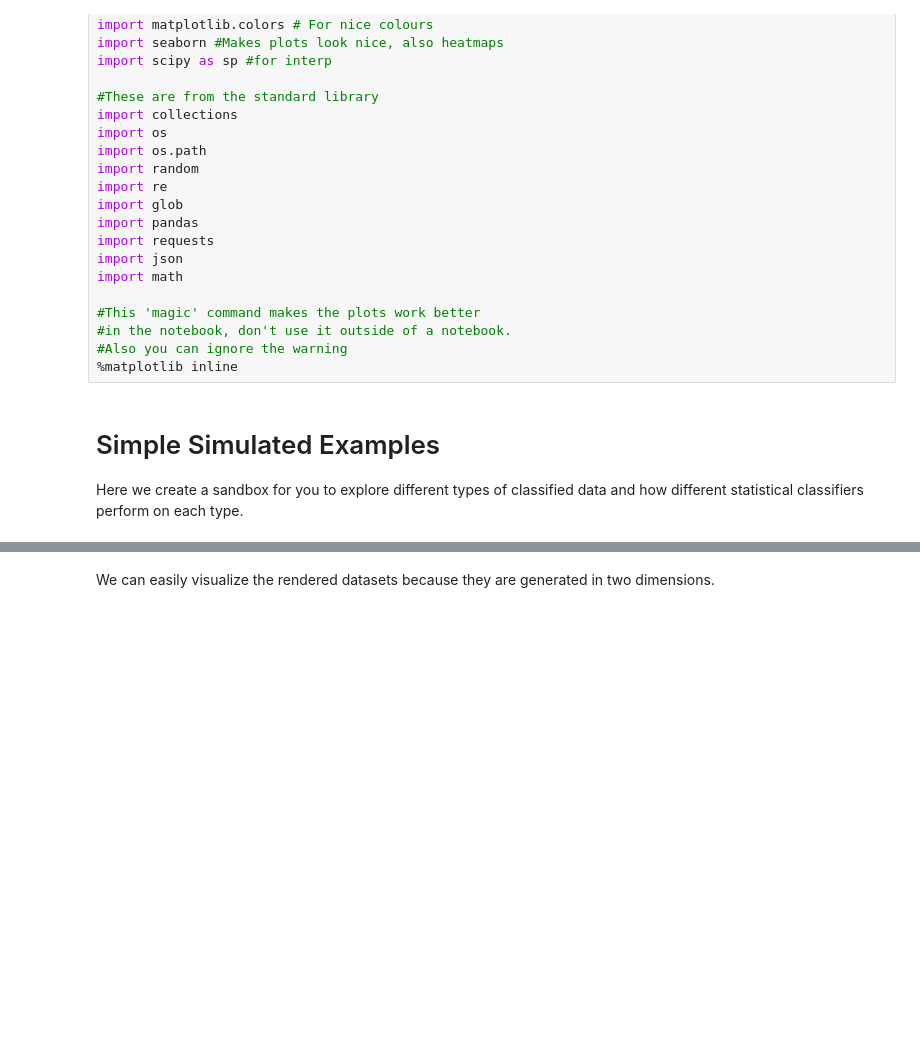
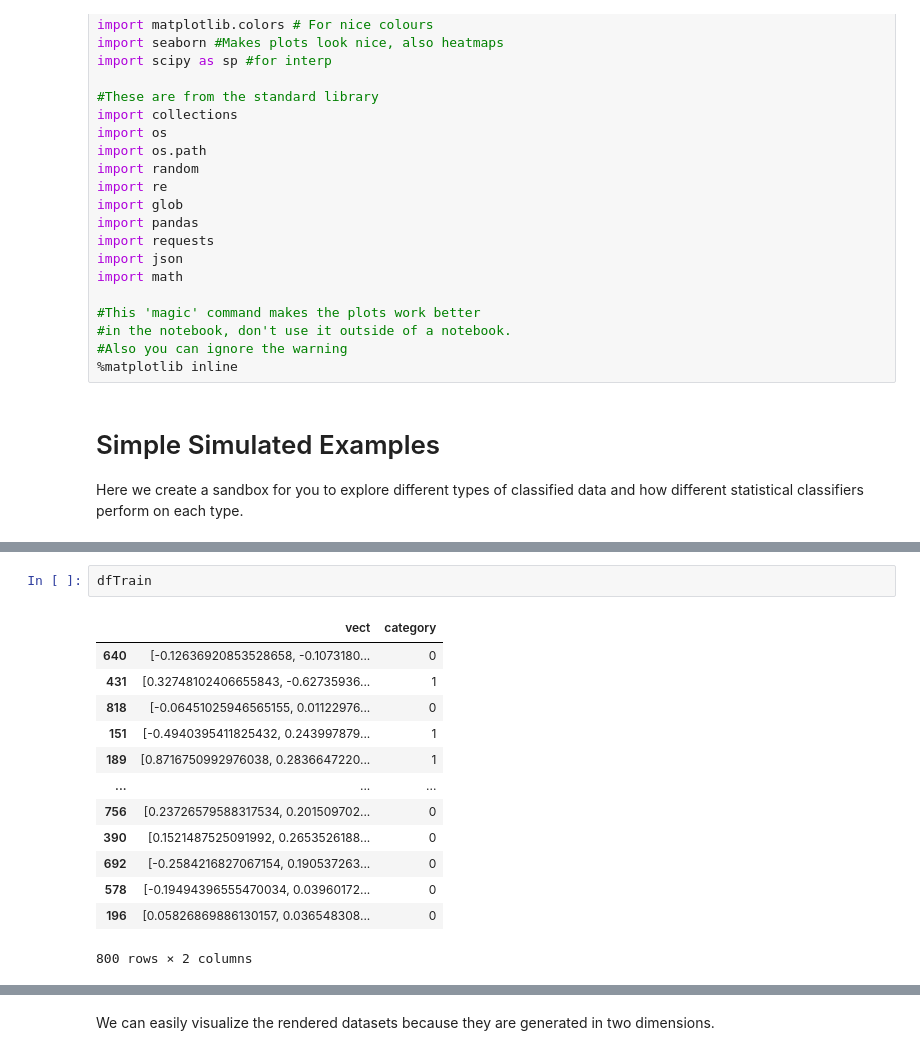
Before and after one commit to UChicago-Computational-Content-Analysis/Homework-Notebooks-2023, a Jupyter notebook: week-6/6-Classifying-Meanings-and-Documents.ipynb, the cells around one changed output, grey strips where cells are left out. Cells and saved outputs as stored; diff of their text form; blank space fills up the shorter version.

```diff
--- a/week-6/6-Classifying-Meanings-and-Documents.ipynb
+++ b/week-6/6-Classifying-Meanings-and-Documents.ipynb
@@ -77,0 +174,16 @@ dfTrain, dfTest = lucem_illud.trainTestSplit(lucem_illud.targetSplit(noise))
+# %%
+dfTrain
+# %% [output]
+|  | vect | category |
+| 640 | [-0.12636920853528658, -0.1073180... | 0 |
+| 431 | [0.32748102406655843, -0.62735936... | 1 |
+| 818 | [-0.06451025946565155, 0.01122976... | 0 |
+| 151 | [-0.4940395411825432, 0.243997879... | 1 |
+| 189 | [0.8716750992976038, 0.2836647220... | 1 |
+| ... | ... | ... |
+| 756 | [0.23726579588317534, 0.201509702... | 0 |
+| 390 | [0.1521487525091992, 0.2653526188... | 0 |
+| 692 | [-0.2584216827067154, 0.190537263... | 0 |
+| 578 | [-0.19494396555470034, 0.03960172... | 0 |
+| 196 | [0.05826869886130157, 0.036548308... | 0 |
+800 rows × 2 columns
```
Also changed, not shown: parts of 6 cells of this notebook.
